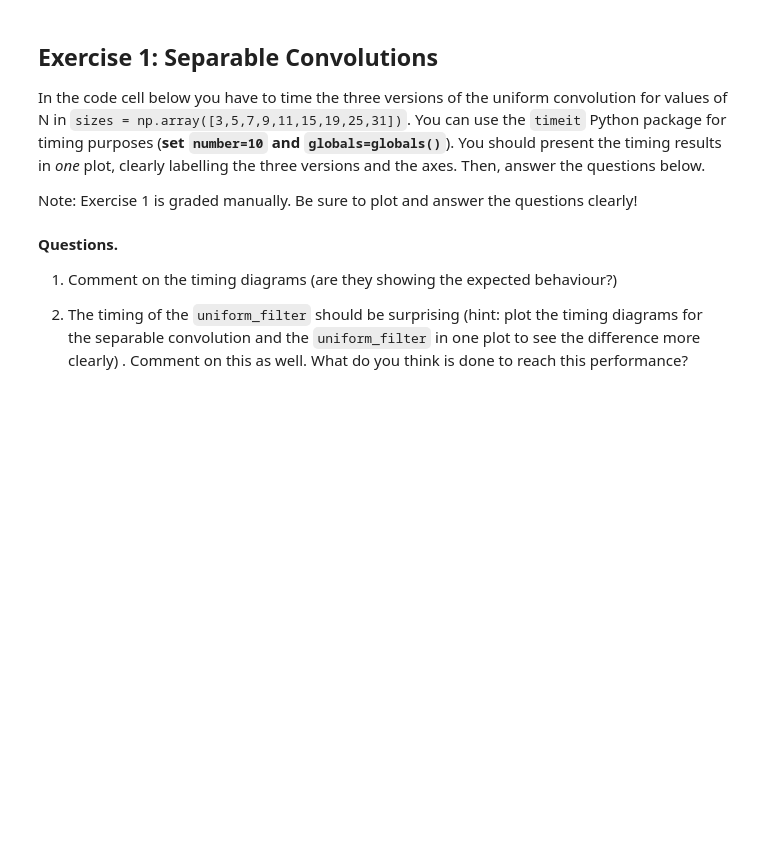
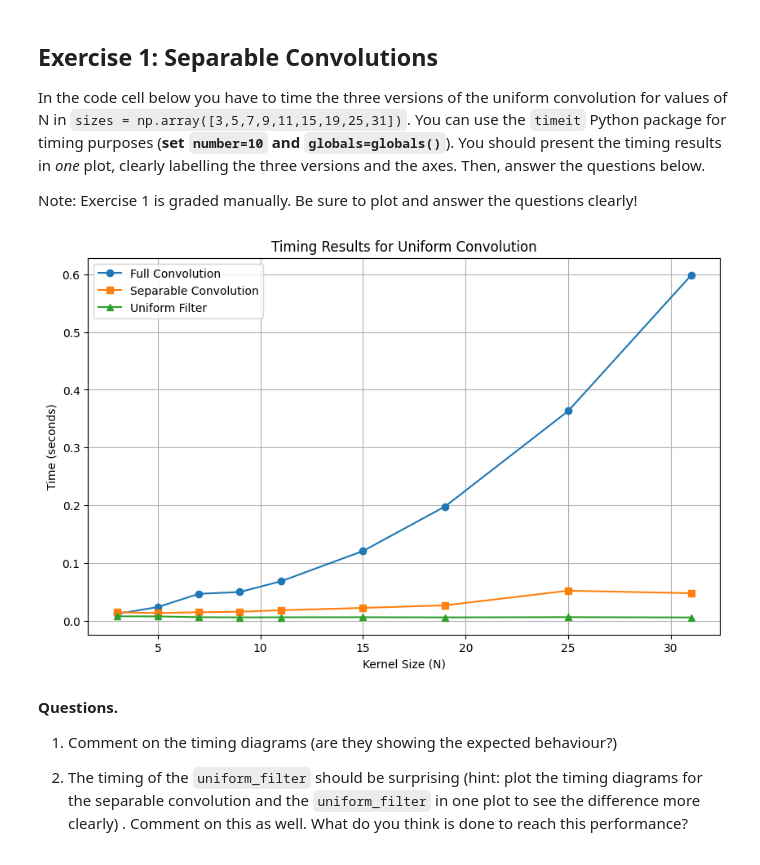
Before and after one commit to ZiaadNegm/ComputerVision, a Jupyter notebook: 1/Week 3/3_convolutions_and_local_structure.ipynb, the cells around one changed output. Saved outputs shown, nothing was run; the diff lists cells and outputs as text; code cells hidden in the pictures; blank space fills up the shorter version.

```diff
--- a/1/Week 3/3_convolutions_and_local_structure.ipynb
+++ b/1/Week 3/3_convolutions_and_local_structure.ipynb
@@ -60,6 +60,38 @@ except FileNotFoundError:
 In the code cell below you have to time the three versions of the uniform convolution for values of N in ``sizes = np.array([3,5,7,9,11,15,19,25,31])``. You can use the ``timeit`` Python package for timing purposes (**set ``number=10`` and ``globals=globals()``**). You should present the timing results in *one* plot, clearly labelling the three versions and the axes. Then, answer the questions below.
 
 Note: Exercise 1 is graded manually. Be sure to plot and answer the questions clearly!
+# %%
+import timeit as t
+
+sizes = np.array([3, 5, 7, 9, 11, 15, 19, 25, 31])
+
+time_full_convolution = []
+time_separable_convolution = []
+time_uniform_filter = []
+
+for n in sizes:
+    W = np.ones((n, n)) / (n * n)
+    time_full = t.timeit("convolve(Fcam, W, mode='constant')", number=10, globals=globals())
+    time_full_convolution.append(time_full)
+    time_separable = t.timeit("""
+convolve(convolve(Fcam, np.ones((n, 1)) / n, mode='constant'),
+         np.ones((1, n)) / n, mode='constant')""", number=10, globals=globals())
+    time_separable_convolution.append(time_separable)
+    time_uniform = t.timeit("uniform_filter(Fcam, size=n, mode='constant')", number=10, globals=globals())
+    time_uniform_filter.append(time_uniform)
+
+plt.figure(figsize=(10, 6))
+plt.plot(sizes, time_full_convolution, label='Full Convolution', marker='o')
+plt.plot(sizes, time_separable_convolution, label='Separable Convolution', marker='s')
+plt.plot(sizes, time_uniform_filter, label='Uniform Filter', marker='^')
+plt.xlabel('Kernel Size (N)')
+plt.ylabel('Time (seconds)')
+plt.title('Timing Results for Uniform Convolution')
+plt.legend()
+plt.grid(True)
+plt.show()
+# %% [output]
+[figure, added]
 # %% [markdown]
 **Questions.**
 
```
Also changed, not shown: parts of 2 cells of this notebook, 1 other file.
